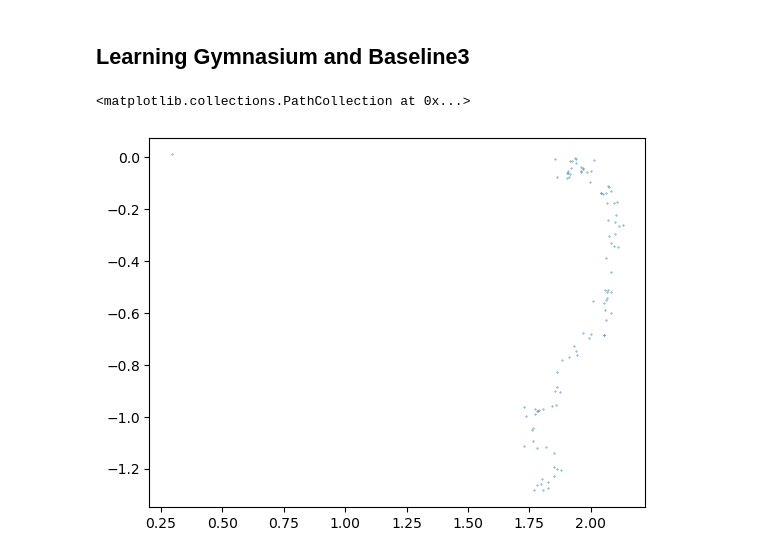
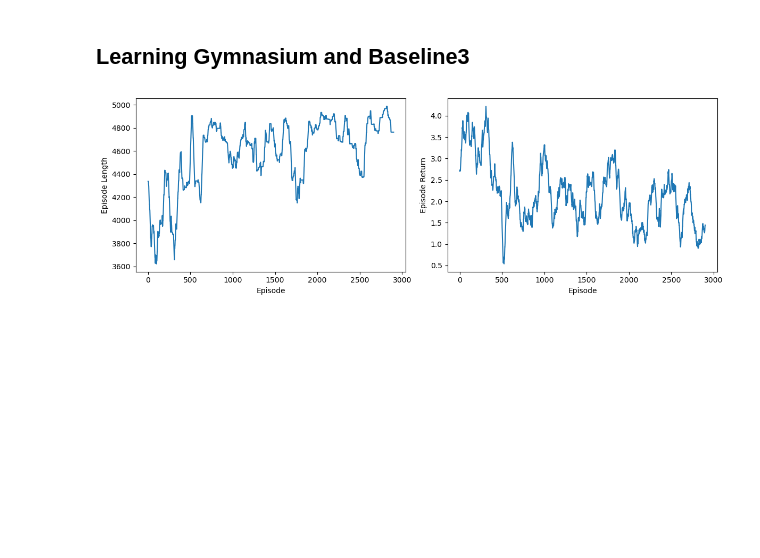
Before and after one commit to feizhanxia/FlowNavigation_via_RL_Reproduction, a Jupyter notebook: TGF.ipynb, the cells around one changed output. Saved outputs shown, nothing was run; the diff lists cells and outputs as text; code cells hidden in the pictures; blank space fills up the shorter version.

Commit message:
train models in some given parameters

```diff
--- a/TGF.ipynb
+++ b/TGF.ipynb
@@ -310,26 +276,0 @@ class QLearningAgent:
-# %%
-import matplotlib.pyplot as plt
-pos = np.array(pos)
-plt.scatter(pos[-100:-1,0]/np.pi,pos[-100:-1,1]/np.pi-2, s=0.1) # 画出轨迹
-# %% [output]
-<matplotlib.collections.PathCollection at 0x...>
-[figure, removed]
-# %%
-# matplotlib inline
-
-import gymnasium as gym
-import itertools
-import matplotlib
-import numpy as np
-import pandas as pd
-import sys
-
-
-if "../" not in sys.path:
-  sys.path.append("../")
-
-from collections import defaultdict
-env = gym.make('CliffWalking-v0')
-import matplotlib.pyplot as plotting
-
-matplotlib.style.use('ggplot')
@@ -422,0 +277,19 @@ def q_learning(env, num_episodes, discount_factor=1.0, alpha=0.5, epsilon=0.1):
+# %%
+import matplotlib.pyplot as plt
+# plot lengths of episodes and returns during training
+# smooth the curve by taking a moving average over 100 episodes
+window = 100
+a = agent7
+episode_lengths = np.convolve(a.episode_lengths, np.ones(window), 'valid') / window
+episode_returns = np.convolve(a.episode_returns, np.ones(window), 'valid') / window
+fig, ax = plt.subplots(1, 2, figsize=(12, 4))
+ax[0].plot(episode_lengths)
+ax[0].set_xlabel('Episode')
+ax[0].set_ylabel('Episode Length')
+ax[1].plot(episode_returns)
+ax[1].set_xlabel('Episode')
+ax[1].set_ylabel('Episode Return')
+plt.tight_layout()
+plt.show()
+# %% [output]
+[figure, added]
```
Also changed, not shown: parts of 12 cells of this notebook, 5 other files.
